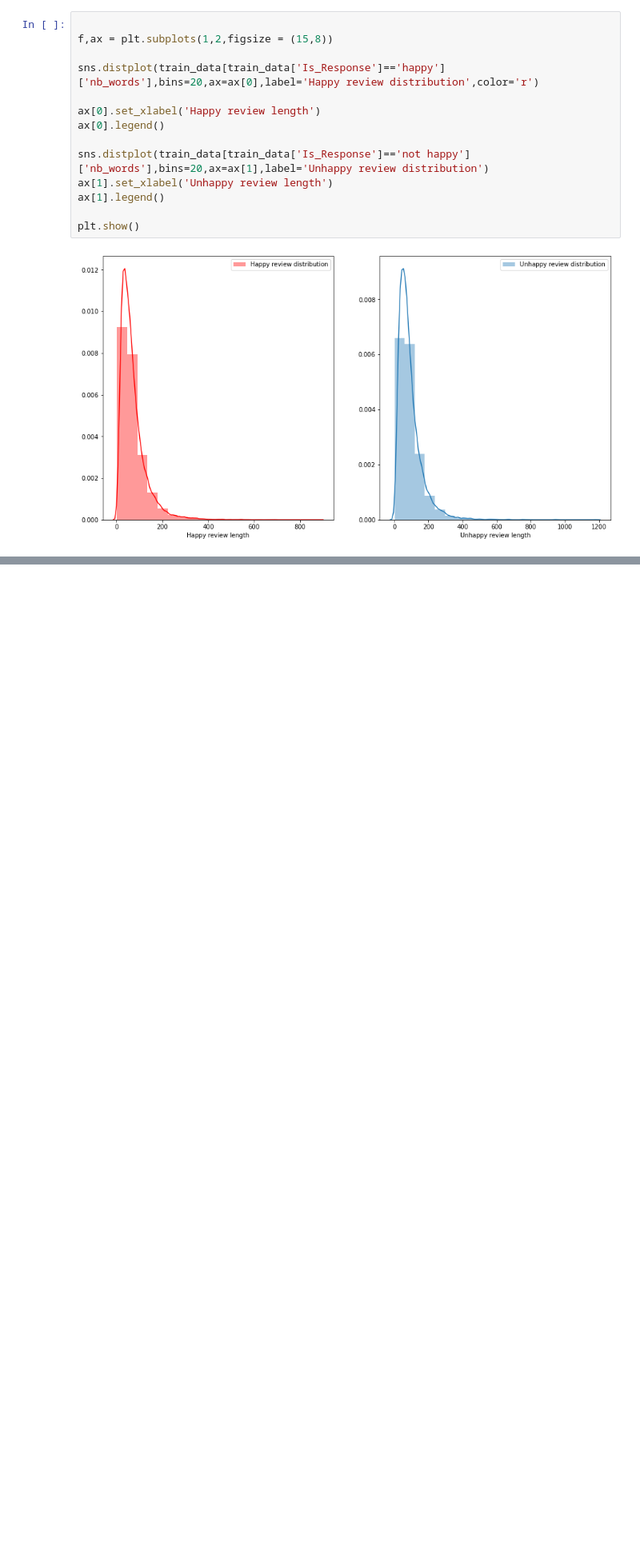
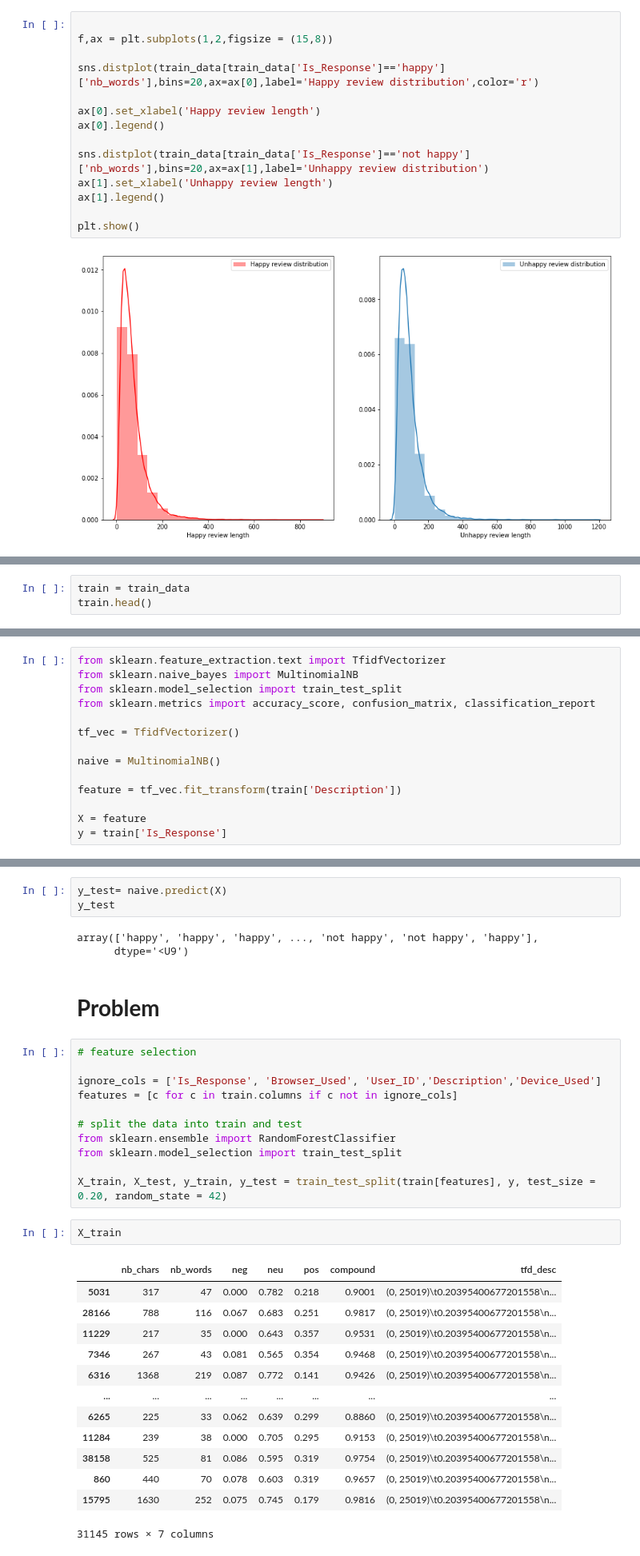
Before and after one commit to DipeshChothwe/NLP, a Jupyter notebook: Sentiment_analysis_for_hotel_reviews.ipynb, the cells around one changed output, grey strips where cells are left out. Shown: that part at 80% size. Saved outputs shown, nothing was run; the diff lists cells and outputs as text; blank space fills up the shorter version.

```diff
--- a/Sentiment_analysis_for_hotel_reviews.ipynb
+++ b/Sentiment_analysis_for_hotel_reviews.ipynb
@@ -264,0 +316,3 @@ plt.show()
+# %%
+train = train_data
+train.head()
@@ -264,0 +326,14 @@ plt.show()
+# %%
+from sklearn.feature_extraction.text import TfidfVectorizer
+from sklearn.naive_bayes import MultinomialNB
+from sklearn.model_selection import train_test_split
+from sklearn.metrics import accuracy_score, confusion_matrix, classification_report
+
+tf_vec = TfidfVectorizer()
+
+naive = MultinomialNB()
+
+feature = tf_vec.fit_transform(train['Description'])
+
+X = feature
+y = train['Is_Response']
@@ -264,0 +370,35 @@ plt.show()
+# %%
+y_test= naive.predict(X)
+y_test
+# %% [output]
+array(['happy', 'happy', 'happy', ..., 'not happy', 'not happy', 'happy'],
+      dtype='<U9')
+# %% [markdown]
+# **Problem**
+# %%
+# feature selection
+
+ignore_cols = ['Is_Response', 'Browser_Used', 'User_ID','Description','Device_Used']
+features = [c for c in train.columns if c not in ignore_cols]
+
+# split the data into train and test
+from sklearn.ensemble import RandomForestClassifier
+from sklearn.model_selection import train_test_split
+
+X_train, X_test, y_train, y_test = train_test_split(train[features], y, test_size = 0.20, random_state = 42)
+# %%
+X_train
+# %% [output]
+|  | nb_chars | nb_words | neg | neu | pos | compound | tfd_desc |
+| 5031 | 317 | 47 | 0.000 | 0.782 | 0.218 | 0.9001 | (0, 25019)\t0.20395400677201558\n... |
+| 28166 | 788 | 116 | 0.067 | 0.683 | 0.251 | 0.9817 | (0, 25019)\t0.20395400677201558\n... |
+| 11229 | 217 | 35 | 0.000 | 0.643 | 0.357 | 0.9531 | (0, 25019)\t0.20395400677201558\n... |
+| 7346 | 267 | 43 | 0.081 | 0.565 | 0.354 | 0.9468 | (0, 25019)\t0.20395400677201558\n... |
+| 6316 | 1368 | 219 | 0.087 | 0.772 | 0.141 | 0.9426 | (0, 25019)\t0.20395400677201558\n... |
+| ... | ... | ... | ... | ... | ... | ... | ... |
+| 6265 | 225 | 33 | 0.062 | 0.639 | 0.299 | 0.8860 | (0, 25019)\t0.20395400677201558\n... |
+| 11284 | 239 | 38 | 0.000 | 0.705 | 0.295 | 0.9153 | (0, 25019)\t0.20395400677201558\n... |
+| 38158 | 525 | 81 | 0.086 | 0.595 | 0.319 | 0.9754 | (0, 25019)\t0.20395400677201558\n... |
+| 860 | 440 | 70 | 0.078 | 0.603 | 0.319 | 0.9657 | (0, 25019)\t0.20395400677201558\n... |
+| 15795 | 1630 | 252 | 0.075 | 0.745 | 0.179 | 0.9816 | (0, 25019)\t0.20395400677201558\n... |
+31145 rows × 7 columns
```
Also changed, not shown: parts of 19 cells of this notebook.
